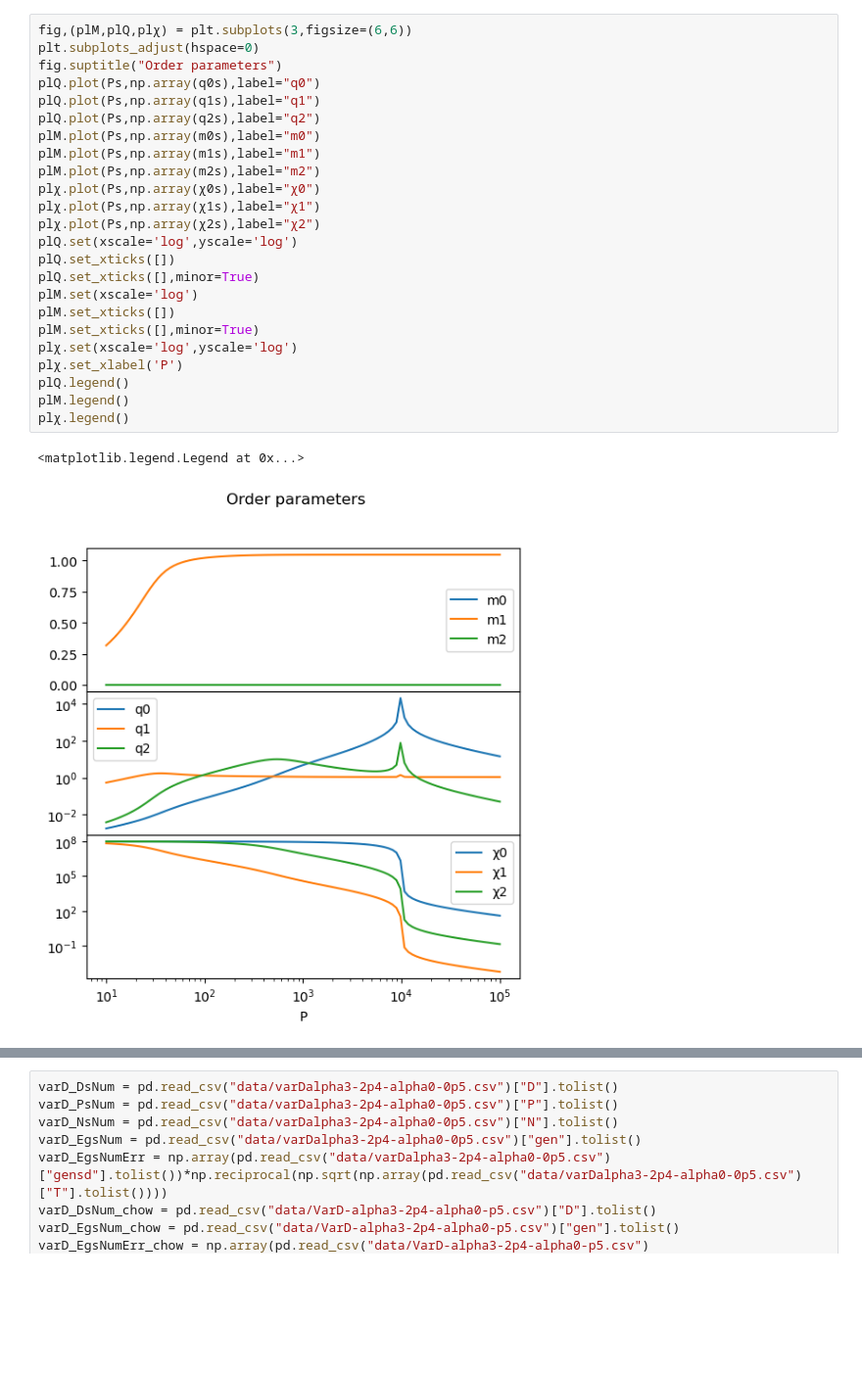
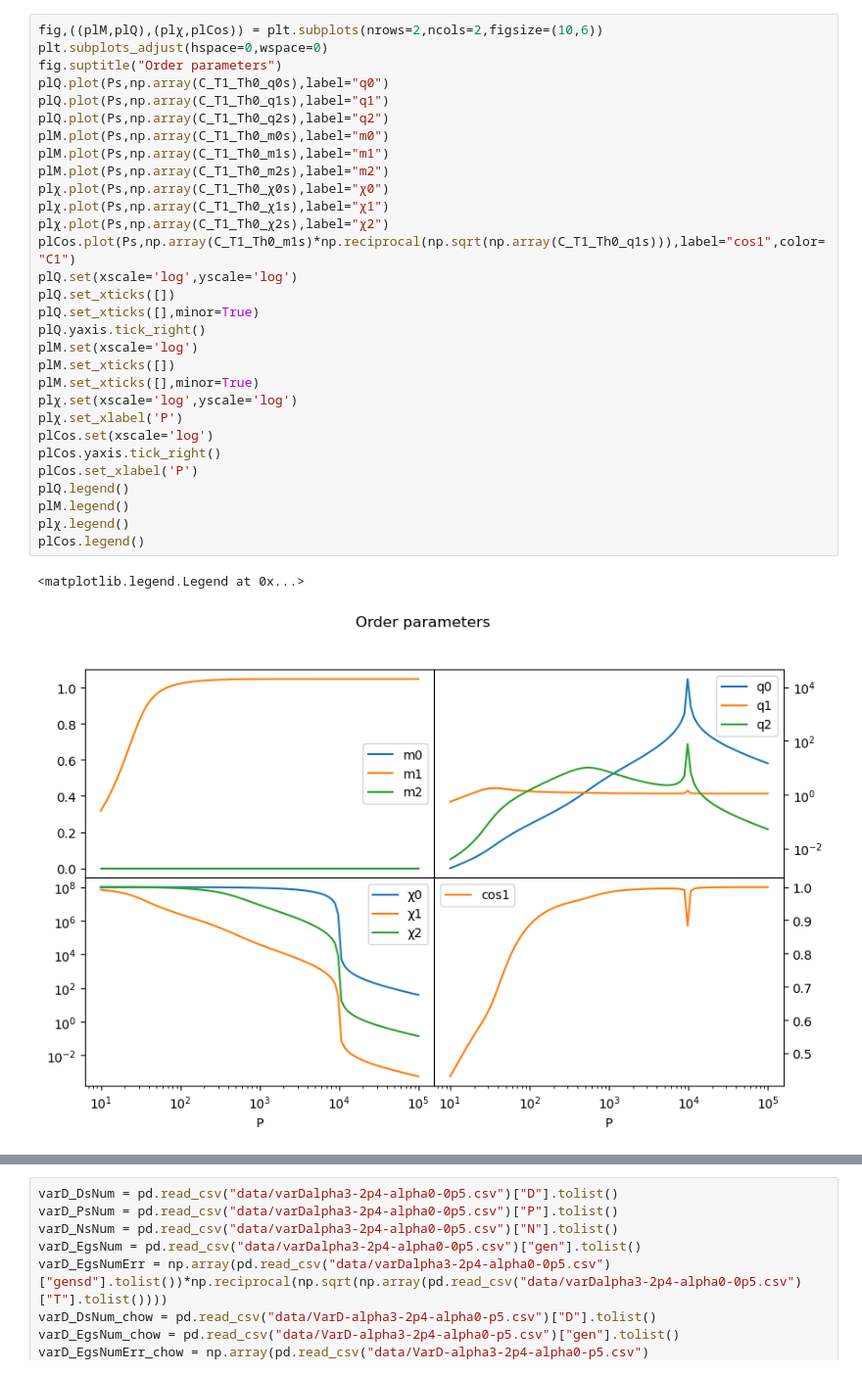
Before and after one commit to MauroPastore/RandomFeatures, a Jupyter notebook: saddlePoint.ipynb, the cells around one changed output, grey strips where cells are left out. Shown at 98% size. Cells and saved outputs as stored; diff of their text form; blank space fills up the shorter version.

```diff
--- a/saddlePoint.ipynb
+++ b/saddlePoint.ipynb
@@ -350,29 +375,35 @@ plt.show()
 # %% [output]
 [figure]
 # %%
-fig,(plM,plQ,plχ) = plt.subplots(3,figsize=(6,6))
-plt.subplots_adjust(hspace=0)
+fig,((plM,plQ),(plχ,plCos)) = plt.subplots(nrows=2,ncols=2,figsize=(10,6))
+plt.subplots_adjust(hspace=0,wspace=0)
 fig.suptitle("Order parameters")
-plQ.plot(Ps,np.array(q0s),label="q0")
-plQ.plot(Ps,np.array(q1s),label="q1")
-plQ.plot(Ps,np.array(q2s),label="q2")
-plM.plot(Ps,np.array(m0s),label="m0")
-plM.plot(Ps,np.array(m1s),label="m1")
-plM.plot(Ps,np.array(m2s),label="m2")
-plχ.plot(Ps,np.array(χ0s),label="χ0")
-plχ.plot(Ps,np.array(χ1s),label="χ1")
-plχ.plot(Ps,np.array(χ2s),label="χ2")
+plQ.plot(Ps,np.array(C_T1_Th0_q0s),label="q0")
+plQ.plot(Ps,np.array(C_T1_Th0_q1s),label="q1")
+plQ.plot(Ps,np.array(C_T1_Th0_q2s),label="q2")
+plM.plot(Ps,np.array(C_T1_Th0_m0s),label="m0")
+plM.plot(Ps,np.array(C_T1_Th0_m1s),label="m1")
+plM.plot(Ps,np.array(C_T1_Th0_m2s),label="m2")
+plχ.plot(Ps,np.array(C_T1_Th0_χ0s),label="χ0")
+plχ.plot(Ps,np.array(C_T1_Th0_χ1s),label="χ1")
+plχ.plot(Ps,np.array(C_T1_Th0_χ2s),label="χ2")
+plCos.plot(Ps,np.array(C_T1_Th0_m1s)*np.reciprocal(np.sqrt(np.array(C_T1_Th0_q1s))),label="cos1",color="C1")
 plQ.set(xscale='log',yscale='log')
 plQ.set_xticks([])
 plQ.set_xticks([],minor=True)
+plQ.yaxis.tick_right()
 plM.set(xscale='log')
 plM.set_xticks([])
 plM.set_xticks([],minor=True)
 plχ.set(xscale='log',yscale='log')
 plχ.set_xlabel('P')
+plCos.set(xscale='log')
+plCos.yaxis.tick_right()
+plCos.set_xlabel('P')
 plQ.legend()
 plM.legend()
 plχ.legend()
+plCos.legend()
 # %% [output]
 <matplotlib.legend.Legend at 0x...>
-[figure, old version]
+[figure, new version]
```
Also changed, not shown: parts of 31 cells of this notebook, 2 other files.
